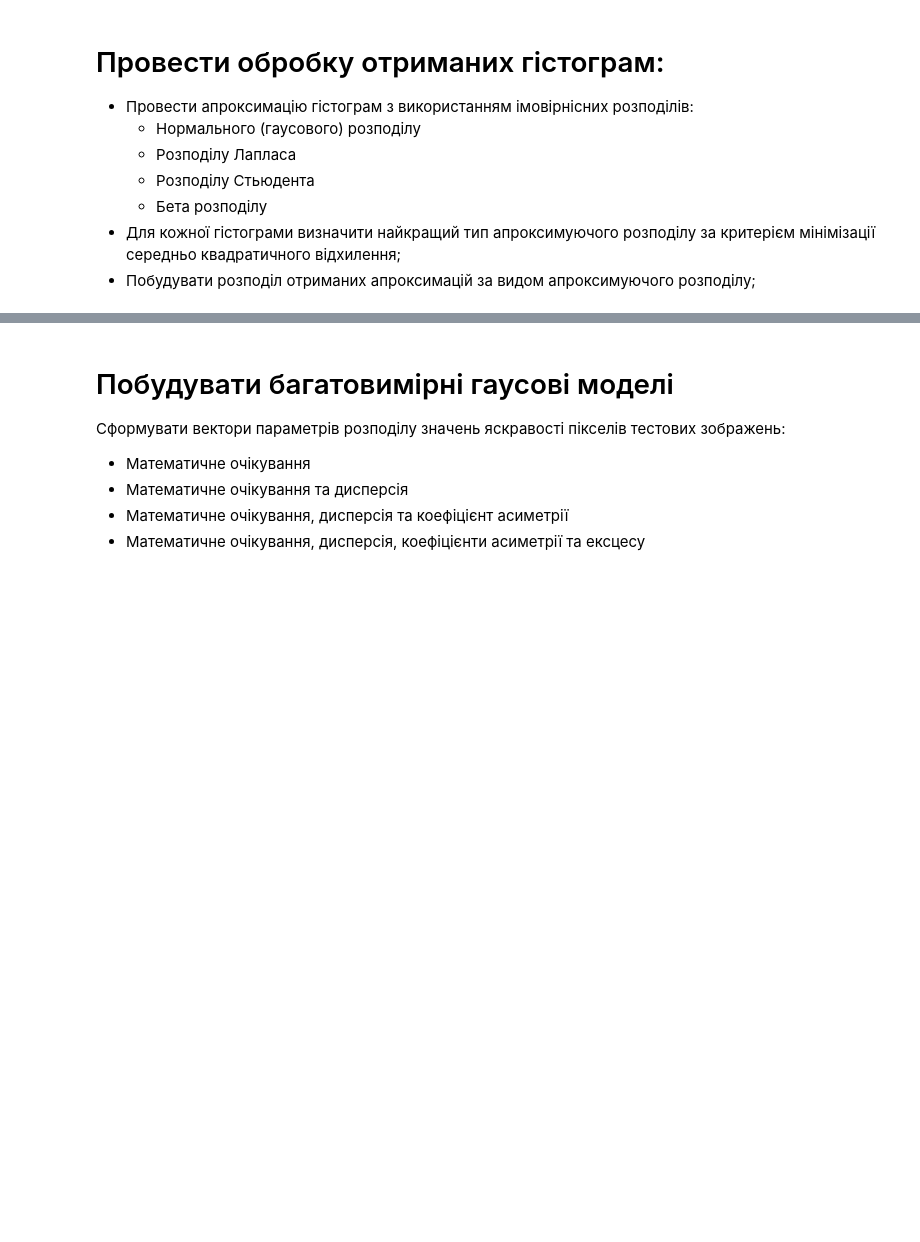
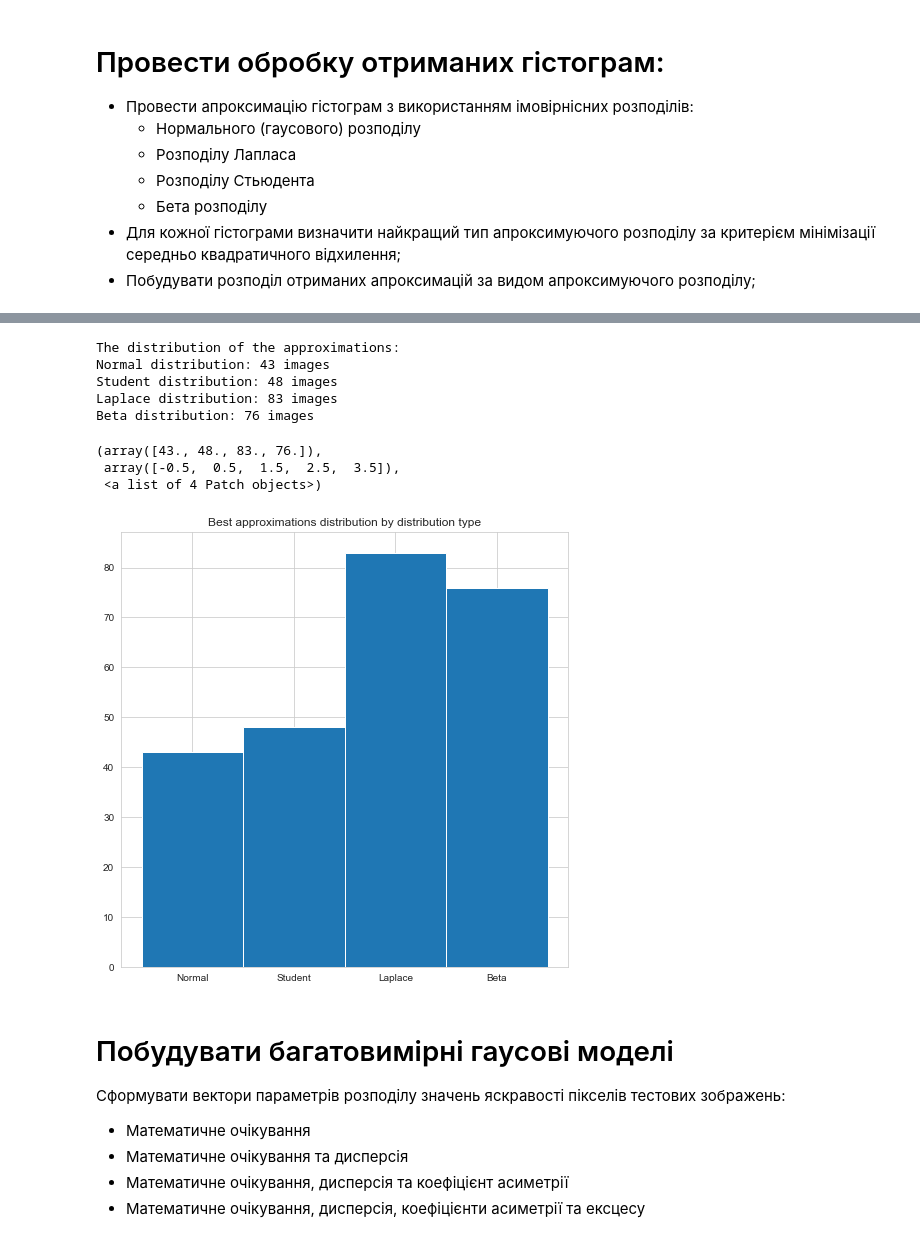
Before and after one commit to d-progonov/KMA-2020-MachineLearning, a Jupyter notebook: Homework1/Lab1.ipynb, the cells around one changed output, grey strips where cells are left out. Drawn from its saved outputs; the diff is of its cells as text; code cells hidden in the pictures; blank space fills up the shorter version.

```diff
--- a/Homework1/Lab1.ipynb
+++ b/Homework1/Lab1.ipynb
@@ -84,8 +84,14 @@ def approx_array(img):
     sse_min = 10**100
     res_distribution = None
     arr = []
+    imgLen = len(img)
+    counter = Counter(img)
+
     for i in range(256):
-        arr.append(Counter(img)[i])
+        arr.append(counter[i])
+
+    for i in range(256):
+        arr[i]/=imgLen
 
     for distribution in [norm, t, laplace, beta]:
         # fit dist to data
@@ -187,2 +193,24 @@ squared error :  302752580.19323677
 <Figure size 720x432 with 0 Axes>
 ************************************************************************************************************
+# %%
+normalCount = 0
+tCount = 0
+laplaceCount = 0
+betaCount = 0
+
+for i in tqdm(range(250), desc='Progress'):
+    distName = approx_array(images[i])[2]
+    if(distName == 'norm'):
+        normalCount+=1
+    elif(distName == 't'):
+        tCount+=1
+    elif(distName == 'laplace'):
+        laplaceCount+=1
+    elif(distName == 'beta'):
+        betaCount+=1
+
+print('The distribution of the approximations:')
+print('Normal distribution:', normalCount, 'images')
+print('Student distribution:', tCount, 'images')
+print('Laplace distribution:', laplaceCount, 'images')
+print('Beta distribution:', betaCount, 'images')
@@ -189,3 +231,24 @@ squared error :  302752580.19323677
+# %%
+print('The distribution of the approximations:')
+print('Normal distribution:', normalCount, 'images')
+print('Student distribution:', tCount, 'images')
+print('Laplace distribution:', laplaceCount, 'images')
+print('Beta distribution:', betaCount, 'images')
+# %% [output]
+The distribution of the approximations:
+Normal distribution: 43 images
+Student distribution: 48 images
+Laplace distribution: 83 images
+Beta distribution: 76 images
+# %%
+plt.figure(figsize=(8,8))
+plt.title('Best approximations distribution by distribution type')
+plt.hist(['Normal','Student','Laplace','Beta'], bins=np.arange(5)-0.5, weights = [normalCount, tCount, laplaceCount, betaCount])
+# %% [output]
+(array([43., 48., 83., 76.]),
+ array([-0.5,  0.5,  1.5,  2.5,  3.5]),
+ <a list of 4 Patch objects>)
+[figure, added]
 # %% [markdown]
 # Побудувати багатовимірні гаусові моделі
 Сформувати вектори параметрів розподілу значень яскравості пікселів тестових зображень:
```
Also changed, not shown: parts of 4 cells of this notebook, 1 other file.
